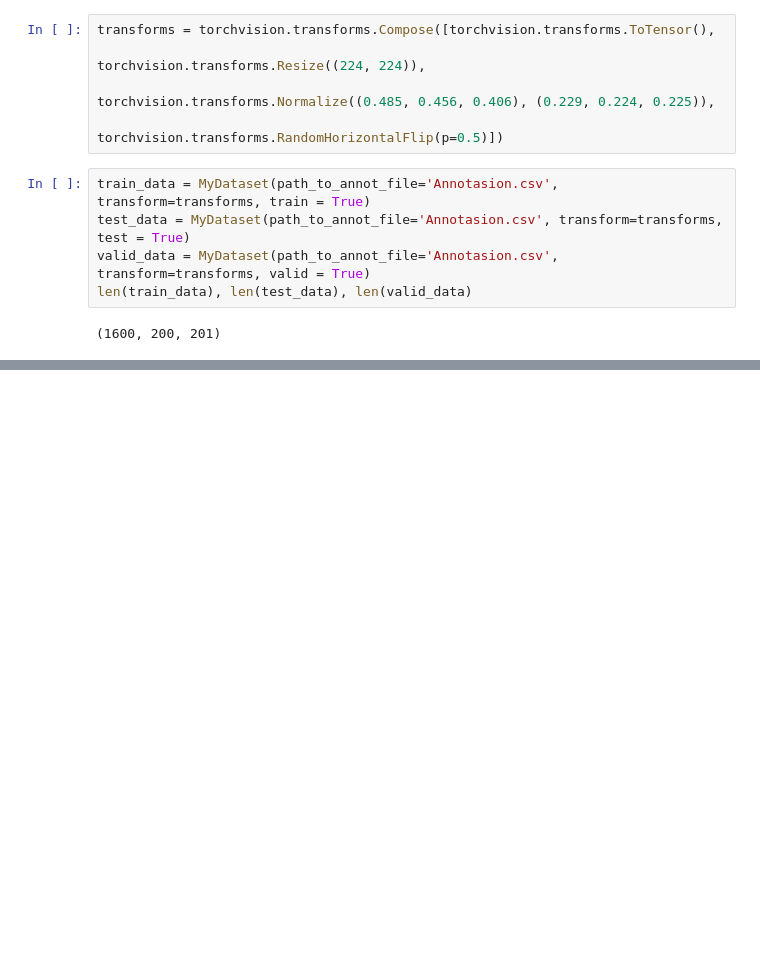
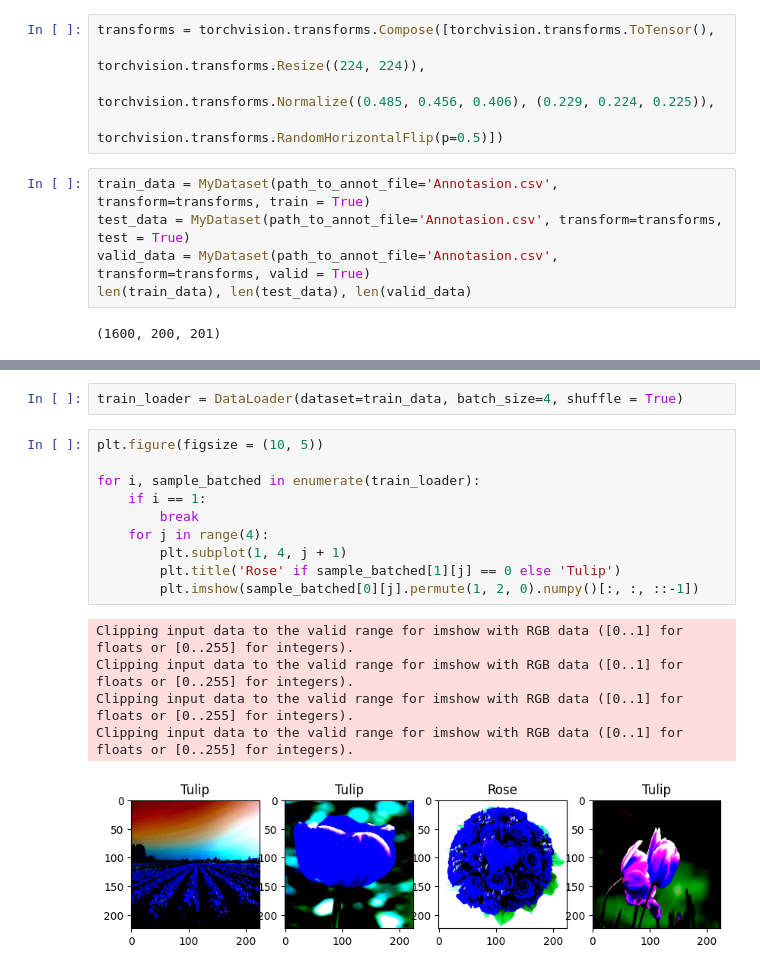
Before and after one commit to Lisyonok04/pp-var-4, a Jupyter notebook: fifth/Untitled.ipynb, the cells around one changed output, grey strips where cells are left out. Saved outputs shown, nothing was run; the diff lists cells and outputs as text; blank space fills up the shorter version.

```diff
--- a/fifth/Untitled.ipynb
+++ b/fifth/Untitled.ipynb
@@ -77,0 +106,18 @@ len(train_data), len(test_data), len(valid_data)
+# %%
+train_loader = DataLoader(dataset=train_data, batch_size=4, shuffle = True)
+# %%
+plt.figure(figsize = (10, 5))
+
+for i, sample_batched in enumerate(train_loader):
+    if i == 1:
+        break
+    for j in range(4):
+        plt.subplot(1, 4, j + 1)
+        plt.title('Rose' if sample_batched[1][j] == 0 else 'Tulip')
+        plt.imshow(sample_batched[0][j].permute(1, 2, 0).numpy()[:, :, ::-1])
+# %% [output]
+Clipping input data to the valid range for imshow with RGB data ([0..1] for floats or [0..255] for integers).
+Clipping input data to the valid range for imshow with RGB data ([0..1] for floats or [0..255] for integers).
+Clipping input data to the valid range for imshow with RGB data ([0..1] for floats or [0..255] for integers).
+Clipping input data to the valid range for imshow with RGB data ([0..1] for floats or [0..255] for integers).
+[figure, added]
```
Also changed, not shown: parts of 4 cells of this notebook.
